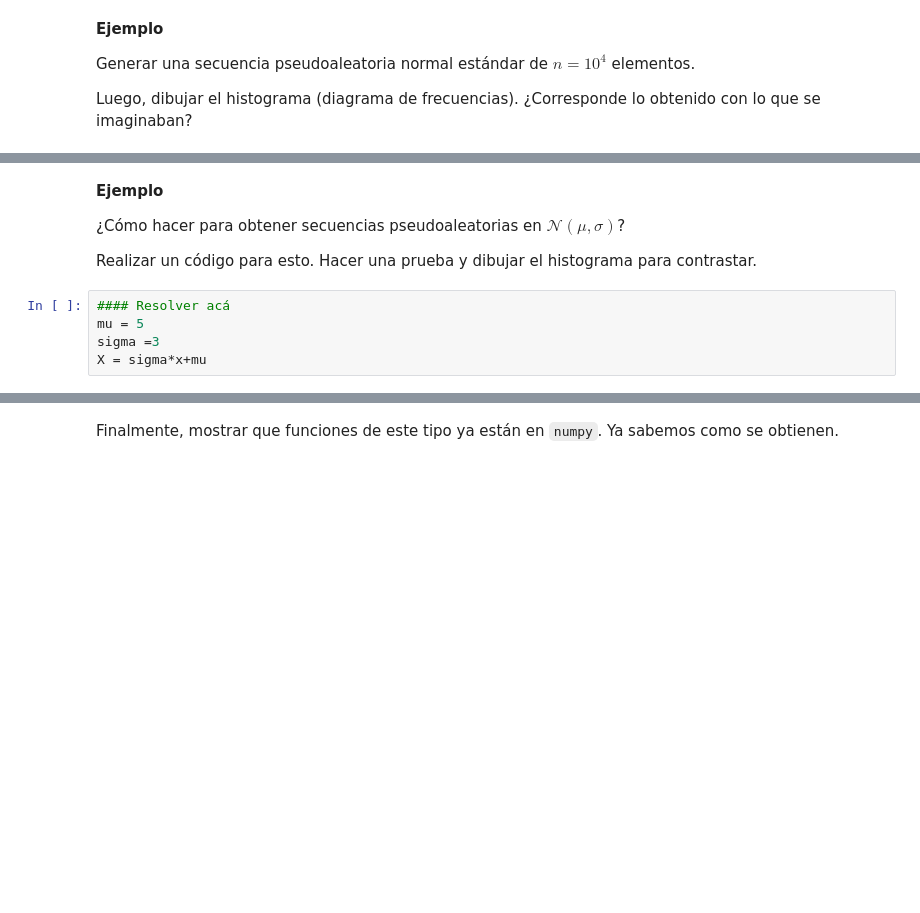
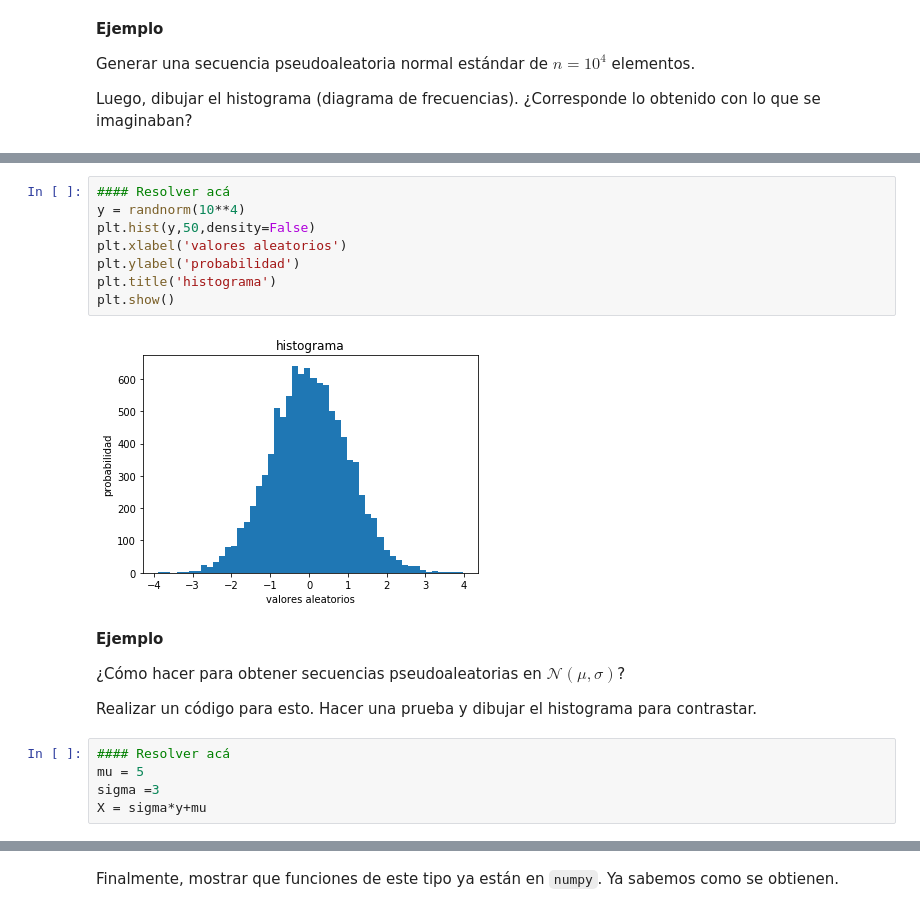
Before and after one commit to violetarcia/SPF-2019-II, a Jupyter notebook: TEMA-1/Clase6_NumerosPseudoaleatorios.ipynb, the cells around one changed output, grey strips where cells are left out. Drawn from its saved outputs; the diff is of its cells as text; blank space fills up the shorter version.

```diff
--- a/TEMA-1/Clase6_NumerosPseudoaleatorios.ipynb
+++ b/TEMA-1/Clase6_NumerosPseudoaleatorios.ipynb
@@ -320,3 +319,13 @@ Luego, dibujar el histograma (diagrama de frecuencias). ¿Corresponde lo obtenid
+# %%
+#### Resolver acá
+y = randnorm(10**4)
+plt.hist(y,50,density=False)
+plt.xlabel('valores aleatorios')
+plt.ylabel('probabilidad')
+plt.title('histograma')
+plt.show()
+# %% [output]
+[figure, added]
 # %% [markdown]
 **Ejemplo**
 
@@ -327,7 +336,7 @@ Realizar un código para esto. Hacer una prueba y dibujar el histograma para con
 #### Resolver acá
 mu = 5
 sigma =3
-X = sigma*x+mu
+X = sigma*y+mu
 # %%
 plt.hist(X,200,density=True)
 plt.xlabel('valores aleatorios')
```
Also changed, not shown: parts of 11 cells of this notebook.
